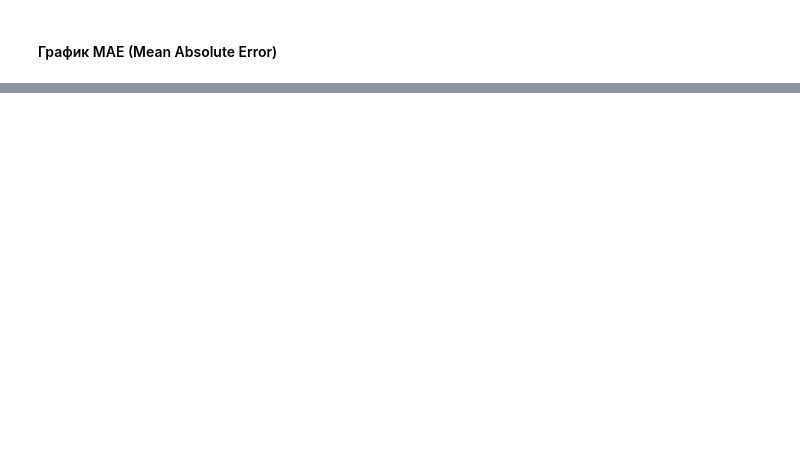
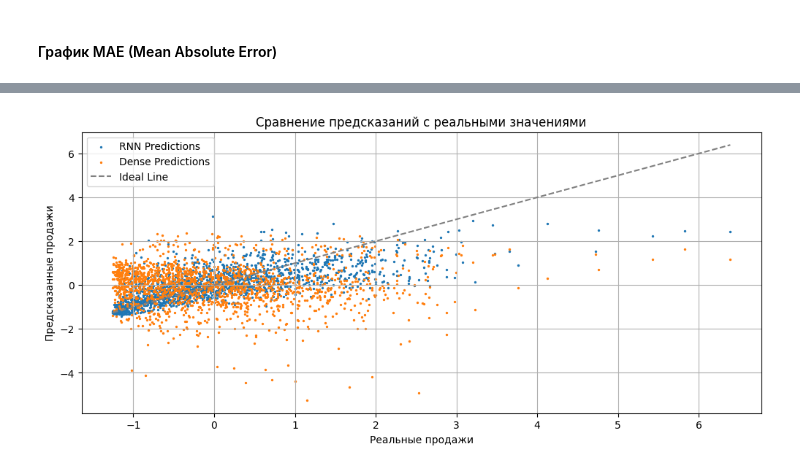
Before and after one commit to k1noX/bmstu-magistracy, a Jupyter notebook: 2nd-term/deep-learning/labs/lab2/src/main.ipynb, the cells around one changed output, grey strips where cells are left out. Cells and saved outputs as stored; diff of their text form; code cells hidden in the pictures; blank space fills up the shorter version.

```diff
--- a/2nd-term/deep-learning/labs/lab2/src/main.ipynb
+++ b/2nd-term/deep-learning/labs/lab2/src/main.ipynb
@@ -149,0 +163,9 @@ plt.plot(df['Item_Outlet_Sales'])
+# %%
+model_dense = Sequential([
+    Dense(128, input_shape=(X_train.shape[1],)),
+    Dense(32),
+    Dense(1)
+])
+
+model_dense.compile(optimizer='adam', loss='mse', metrics=['mae'])
+history_rnn = model_rnn.fit(X_train, y_train, epochs=25, validation_data=(X_val, y_val), verbose=1)
@@ -149,0 +192,3 @@ plt.plot(df['Item_Outlet_Sales'])
+# %%
+y_pred_rnn = model_rnn.predict(X_val).flatten()
+y_pred_dense = model_dense.predict(X_val).flatten()
@@ -149,0 +198,13 @@ plt.plot(df['Item_Outlet_Sales'])
+# %%
+plt.figure(figsize=(12, 5))
+plt.scatter(y_val, y_pred_rnn, s=2, label='RNN Predictions')
+plt.scatter(y_val, y_pred_dense, s=2, label='Dense Predictions')
+plt.plot([min(y_val), max(y_val)], [min(y_val), max(y_val)], '--', color='gray', label='Ideal Line')
+plt.title('Сравнение предсказаний с реальными значениями')
+plt.xlabel('Реальные продажи')
+plt.ylabel('Предсказанные продажи')
+plt.legend()
+plt.grid(True)
+plt.show()
+# %% [output]
+[figure, added]
```
Also changed, not shown: parts of 8 cells of this notebook, 2 other files.
